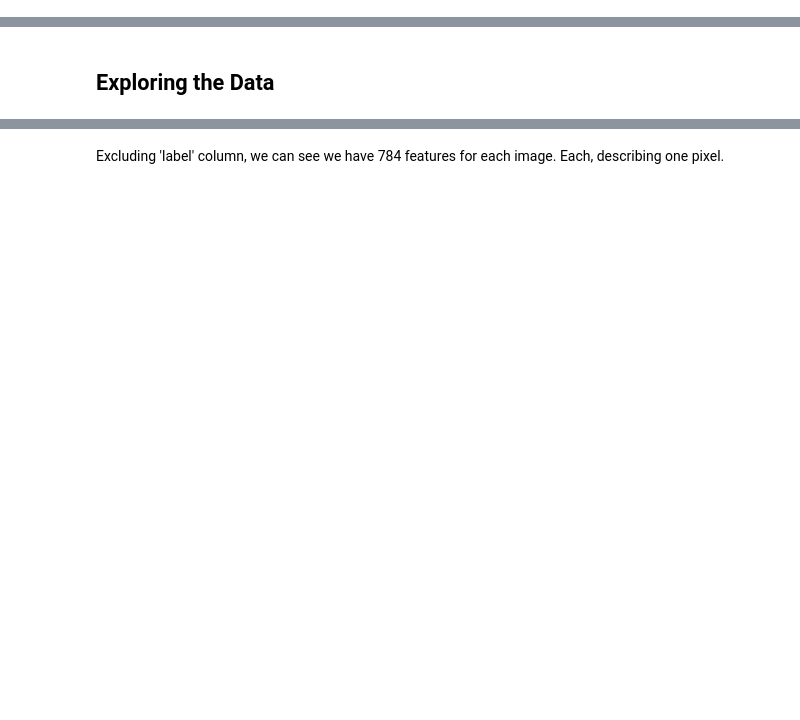
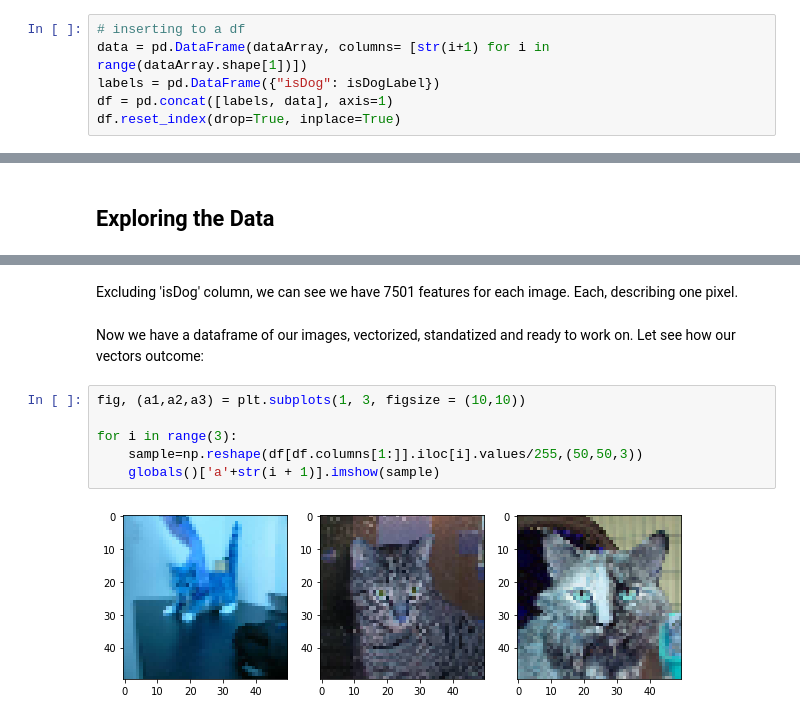
Before and after one commit to eelior/ds-sem-b-final-project, a Jupyter notebook: Dogs vs. Cats/Cats vs. Dogs.ipynb, the cells around one changed output, grey strips where cells are left out. Saved outputs shown, nothing was run; the diff lists cells and outputs as text; blank space fills up the shorter version.

```diff
--- a/Dogs vs. Cats/Cats vs. Dogs.ipynb
+++ b/Dogs vs. Cats/Cats vs. Dogs.ipynb
@@ -44,0 +80,6 @@ test_df = pd.read_csv("./fashion-mnist_test.csv")
+# %%
+# inserting to a df
+data = pd.DataFrame(dataArray, columns= [str(i+1) for i in range(dataArray.shape[1])])
+labels = pd.DataFrame({"isDog": isDogLabel})
+df = pd.concat([labels, data], axis=1)
+df.reset_index(drop=True, inplace=True)
@@ -63,2 +116,13 @@ train_df.head()
 # %% [markdown]
-Excluding 'label' column, we can see we have 784 features for each image. Each, describing one pixel.
+Excluding 'isDog' column, we can see we have 7501 features for each image. Each, describing one pixel.
+# %% [markdown]
+Now we have a dataframe of our images, vectorized, standatized and ready to work on.
+Let see how our vectors outcome:
+# %%
+fig, (a1,a2,a3) = plt.subplots(1, 3, figsize = (10,10))
+
+for i in range(3):
+    sample=np.reshape(df[df.columns[1:]].iloc[i].values/255,(50,50,3))
+    globals()['a'+str(i + 1)].imshow(sample)
+# %% [output]
+[figure, added]
```
Also changed, not shown: parts of 28 cells of this notebook, 2 other files.
